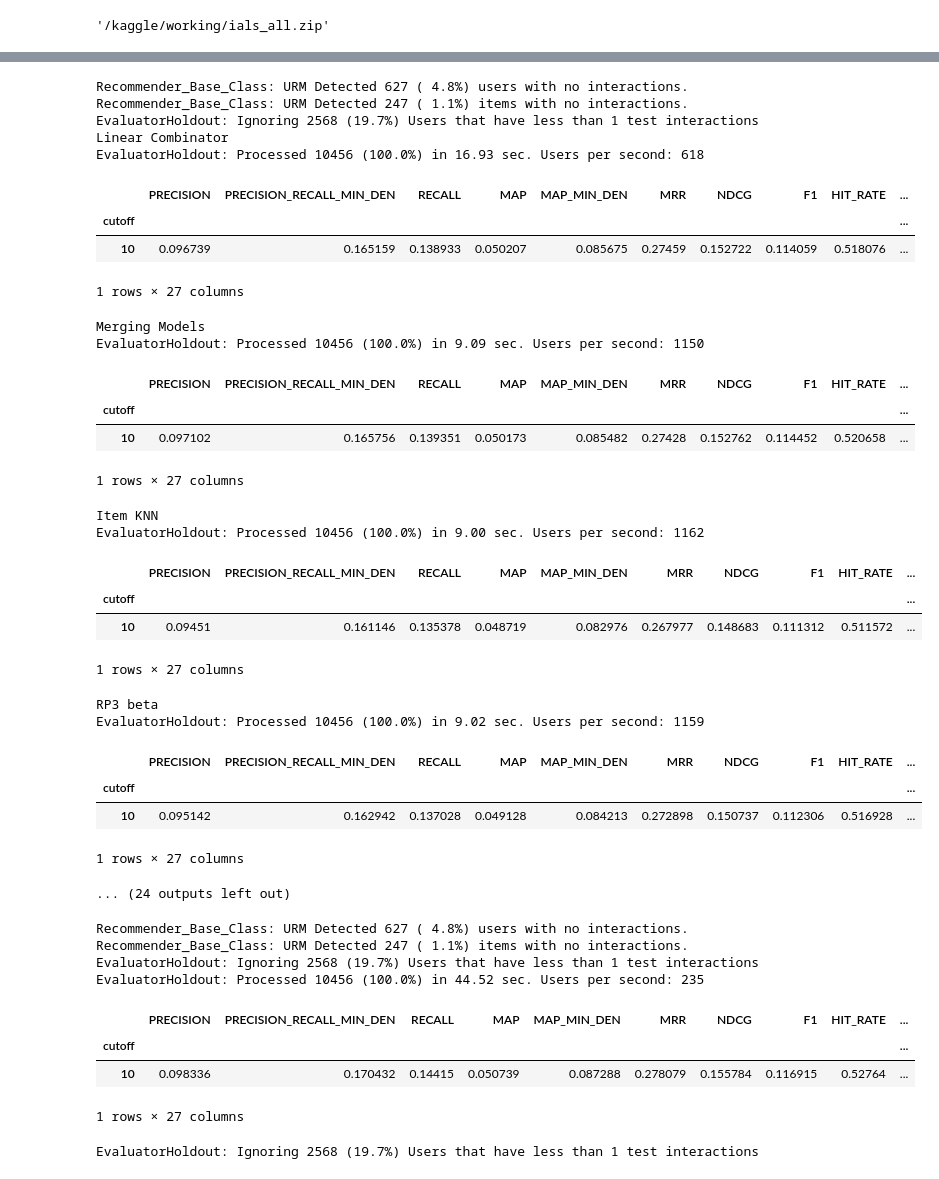
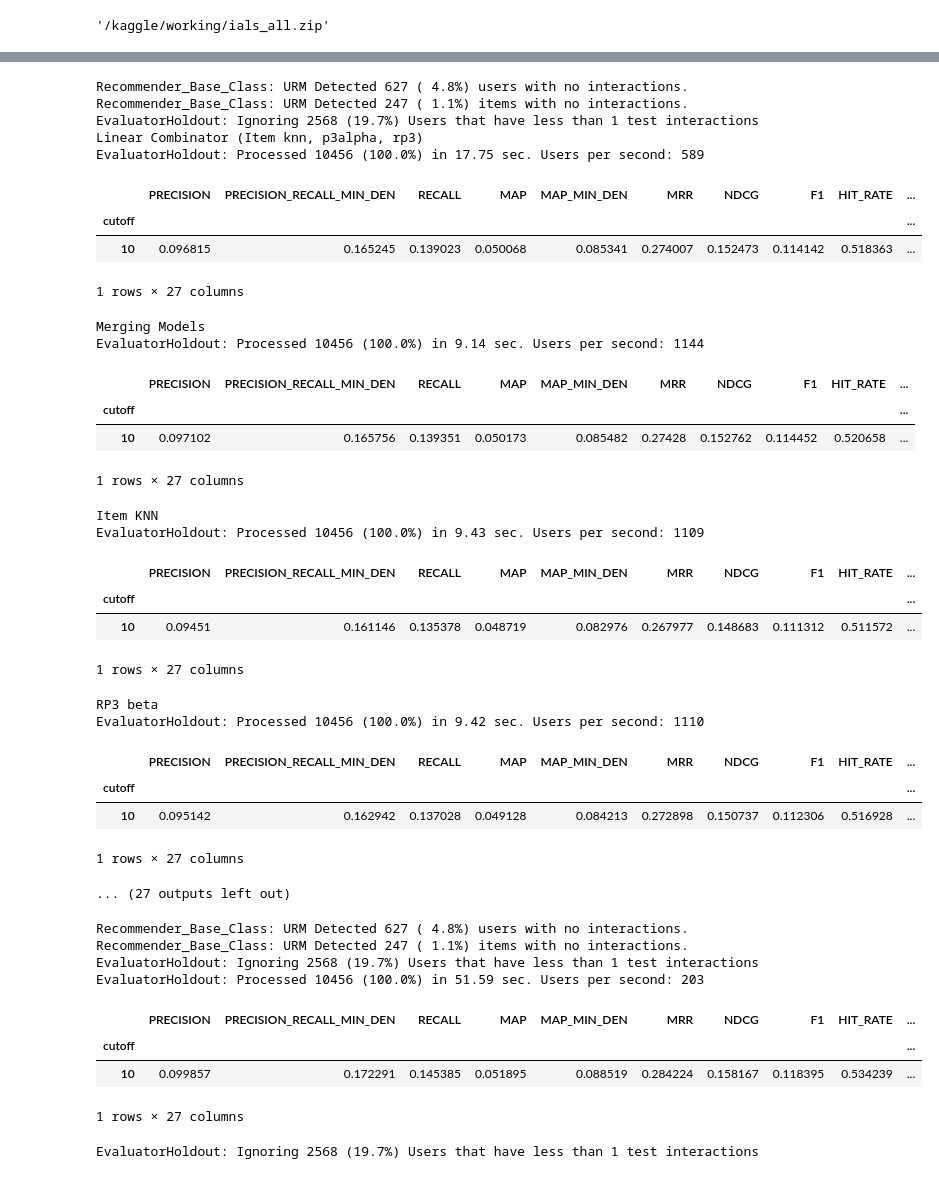
Before and after one commit to CarloSgaravatti/Recsys_Challenge_2023, a Jupyter notebook: challenge_notebooks/linear-combination.ipynb, the cells around one changed output, grey strips where cells are left out. Cells and saved outputs as stored; diff of their text form; code cells hidden in the pictures.

Commit message:
Kaggle Notebook | Linear Combination | Version 21

```diff
--- a/challenge_notebooks/linear-combination.ipynb
+++ b/challenge_notebooks/linear-combination.ipynb
@@ -256,6 +256,9 @@ recommender_nmf.load_model('/kaggle/working/Recsys_Challenge_2023/models/', 'nmf
 recommender_slim_bpr = SLIM_BPR_Python(URM_train)
 recommender_slim_bpr.load_model('/kaggle/working/Recsys_Challenge_2023/models/', 'slim_bpr_train_validation.zip')
 
+recommender_slim = SLIMElasticNetRecommender(URM_train)
+recommender_slim.load_model('/kaggle/working/Recsys_Challenge_2023/models/', 'slim_elastic_train_validation.zip')
+
 recommender_ease_r = EASE_R_Recommender(URM_train)
 recommender_ease_r.load_model('/kaggle/working/Recsys_Challenge_2023/models/', 'ease_r_train_validation.zip')
 
@@ -287,7 +290,7 @@ weights = [0.4, 0.4, 0.2]
 linear_combinator = LinearCombinationRecommender(URM_train, [recommender_item, recommender_rp3, recommender_p3a], weights)
 evaluator = EvaluatorHoldout(URM_test_complete, cutoff_list=[10])
 
-print('Linear Combinator')
+print('Linear Combinator (Item knn, p3alpha, rp3)')
 result_df, _ = evaluator.evaluateRecommender(linear_combinator)
 display(result_df)
 print('Merging Models')
@@ -302,59 +305,62 @@ display(result_df)
 print('P3 alpha')
 result_df, _ = evaluator.evaluateRecommender(recommender_p3a)
 display(result_df)
 print('User KNN')
 result_df, _ = evaluator.evaluateRecommender(recommender_user)
 display(result_df)
 print('NMF')
 result_df, _ = evaluator.evaluateRecommender(recommender_nmf)
 display(result_df)
 print('Pure SVD')
 result_df, _ = evaluator.evaluateRecommender(recommender_pure_svd)
 display(result_df)
 print('Item Pure SVD')
 result_df, _ = evaluator.evaluateRecommender(recommender_pure_svd_item)
 display(result_df)
 print('SLIM BPR')
 result_df, _ = evaluator.evaluateRecommender(recommender_slim_bpr)
 display(result_df)
+print('SLIM Elastic')
+result_df, _ = evaluator.evaluateRecommender(recommender_slim)
+display(result_df)
 print('EASE R')
 result_df, _ = evaluator.evaluateRecommender(recommender_ease_r)
 display(result_df)
 print('IALS')
 result_df, _ = evaluator.evaluateRecommender(recommender_ials)
 display(result_df)
 # %% [output]
 Recommender_Base_Class: URM Detected 627 ( 4.8%) users with no interactions.
 Recommender_Base_Class: URM Detected 247 ( 1.1%) items with no interactions.
 EvaluatorHoldout: Ignoring 2568 (19.7%) Users that have less than 1 test interactions
-Linear Combinator
-EvaluatorHoldout: Processed 10456 (100.0%) in 16.93 sec. Users per second: 618
+Linear Combinator (Item knn, p3alpha, rp3)
+EvaluatorHoldout: Processed 10456 (100.0%) in 17.75 sec. Users per second: 589
 |  | PRECISION | PRECISION_RECALL_MIN_DEN | RECALL | MAP | MAP_MIN_DEN | MRR | NDCG | F1 | HIT_RATE | ... |
 | cutoff |  |  |  |  |  |  |  |  |  | ... |
-| 10 | 0.096739 | 0.165159 | 0.138933 | 0.050207 | 0.085675 | 0.27459 | 0.152722 | 0.114059 | 0.518076 | ... |
+| 10 | 0.096815 | 0.165245 | 0.139023 | 0.050068 | 0.085341 | 0.274007 | 0.152473 | 0.114142 | 0.518363 | ... |
 1 rows × 27 columns
 Merging Models
-EvaluatorHoldout: Processed 10456 (100.0%) in 9.09 sec. Users per second: 1150
+EvaluatorHoldout: Processed 10456 (100.0%) in 9.14 sec. Users per second: 1144
 |  | PRECISION | PRECISION_RECALL_MIN_DEN | RECALL | MAP | MAP_MIN_DEN | MRR | NDCG | F1 | HIT_RATE | ... |
 | cutoff |  |  |  |  |  |  |  |  |  | ... |
 | 10 | 0.097102 | 0.165756 | 0.139351 | 0.050173 | 0.085482 | 0.27428 | 0.152762 | 0.114452 | 0.520658 | ... |
 1 rows × 27 columns
 Item KNN
-EvaluatorHoldout: Processed 10456 (100.0%) in 9.00 sec. Users per second: 1162
+EvaluatorHoldout: Processed 10456 (100.0%) in 9.43 sec. Users per second: 1109
 |  | PRECISION | PRECISION_RECALL_MIN_DEN | RECALL | MAP | MAP_MIN_DEN | MRR | NDCG | F1 | HIT_RATE | ... |
 | cutoff |  |  |  |  |  |  |  |  |  | ... |
 | 10 | 0.09451 | 0.161146 | 0.135378 | 0.048719 | 0.082976 | 0.267977 | 0.148683 | 0.111312 | 0.511572 | ... |
 1 rows × 27 columns
 RP3 beta
-EvaluatorHoldout: Processed 10456 (100.0%) in 9.02 sec. Users per second: 1159
+EvaluatorHoldout: Processed 10456 (100.0%) in 9.42 sec. Users per second: 1110
 |  | PRECISION | PRECISION_RECALL_MIN_DEN | RECALL | MAP | MAP_MIN_DEN | MRR | NDCG | F1 | HIT_RATE | ... |
 | cutoff |  |  |  |  |  |  |  |  |  | ... |
 | 10 | 0.095142 | 0.162942 | 0.137028 | 0.049128 | 0.084213 | 0.272898 | 0.150737 | 0.112306 | 0.516928 | ... |
 1 rows × 27 columns
-... (24 outputs left out)
+... (27 outputs left out)
 # %%
-weights = [0.5, 0.8, 0.8, 0.1, 0.05, 0.01, 0.005, 0.005, 0.005]
-recommenders = [recommender_item, recommender_rp3, recommender_p3a, recommender_ials, recommender_ease_r, recommender_user, recommender_pure_svd_item, recommender_nmf, recommender_slim_bpr]
+weights = [0.8, 0.4, 0.7, 0.6, 0.2, 0.05, 0.01, 0.006, 0.008, 0.003]
+recommenders = [recommender_slim, recommender_item, recommender_rp3, recommender_p3a, recommender_ials, recommender_ease_r, recommender_user, recommender_pure_svd_item, recommender_nmf, recommender_slim_bpr]
 linear_combinator = LinearCombinationRecommender(URM_train, recommenders, weights)
 evaluator = EvaluatorHoldout(URM_test_complete, cutoff_list=[10])
 result_df, _ = evaluator.evaluateRecommender(linear_combinator)
@@ -363,10 +369,10 @@ display(result_df)
 Recommender_Base_Class: URM Detected 627 ( 4.8%) users with no interactions.
 Recommender_Base_Class: URM Detected 247 ( 1.1%) items with no interactions.
 EvaluatorHoldout: Ignoring 2568 (19.7%) Users that have less than 1 test interactions
-EvaluatorHoldout: Processed 10456 (100.0%) in 44.52 sec. Users per second: 235
+EvaluatorHoldout: Processed 10456 (100.0%) in 51.59 sec. Users per second: 203
 |  | PRECISION | PRECISION_RECALL_MIN_DEN | RECALL | MAP | MAP_MIN_DEN | MRR | NDCG | F1 | HIT_RATE | ... |
 | cutoff |  |  |  |  |  |  |  |  |  | ... |
-| 10 | 0.098336 | 0.170432 | 0.14415 | 0.050739 | 0.087288 | 0.278079 | 0.155784 | 0.116915 | 0.52764 | ... |
+| 10 | 0.099857 | 0.172291 | 0.145385 | 0.051895 | 0.088519 | 0.284224 | 0.158167 | 0.118395 | 0.534239 | ... |
 1 rows × 27 columns
 # %%
 evaluator = EvaluatorHoldout(URM_test_complete, cutoff_list=[10])
```
Also changed, not shown: parts of 13 cells of this notebook.
